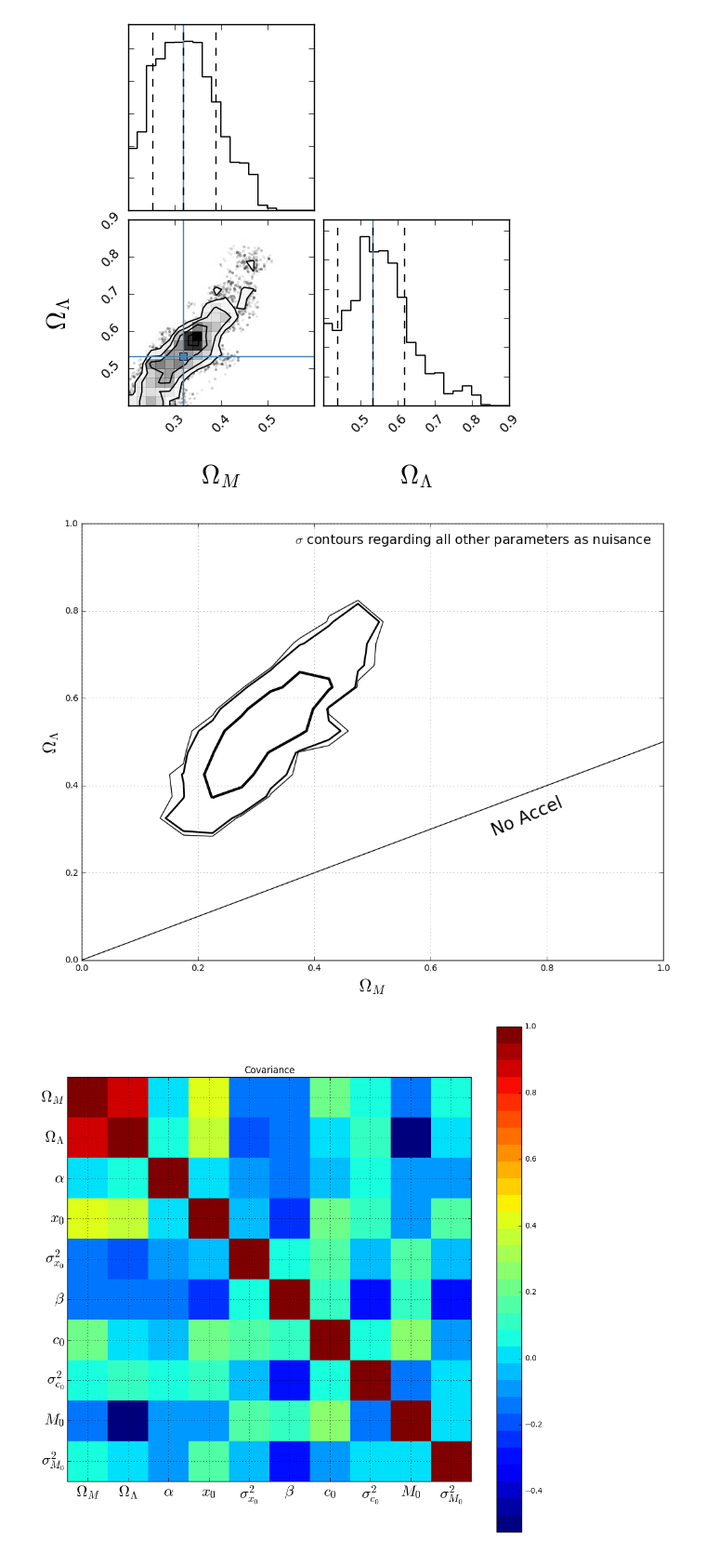
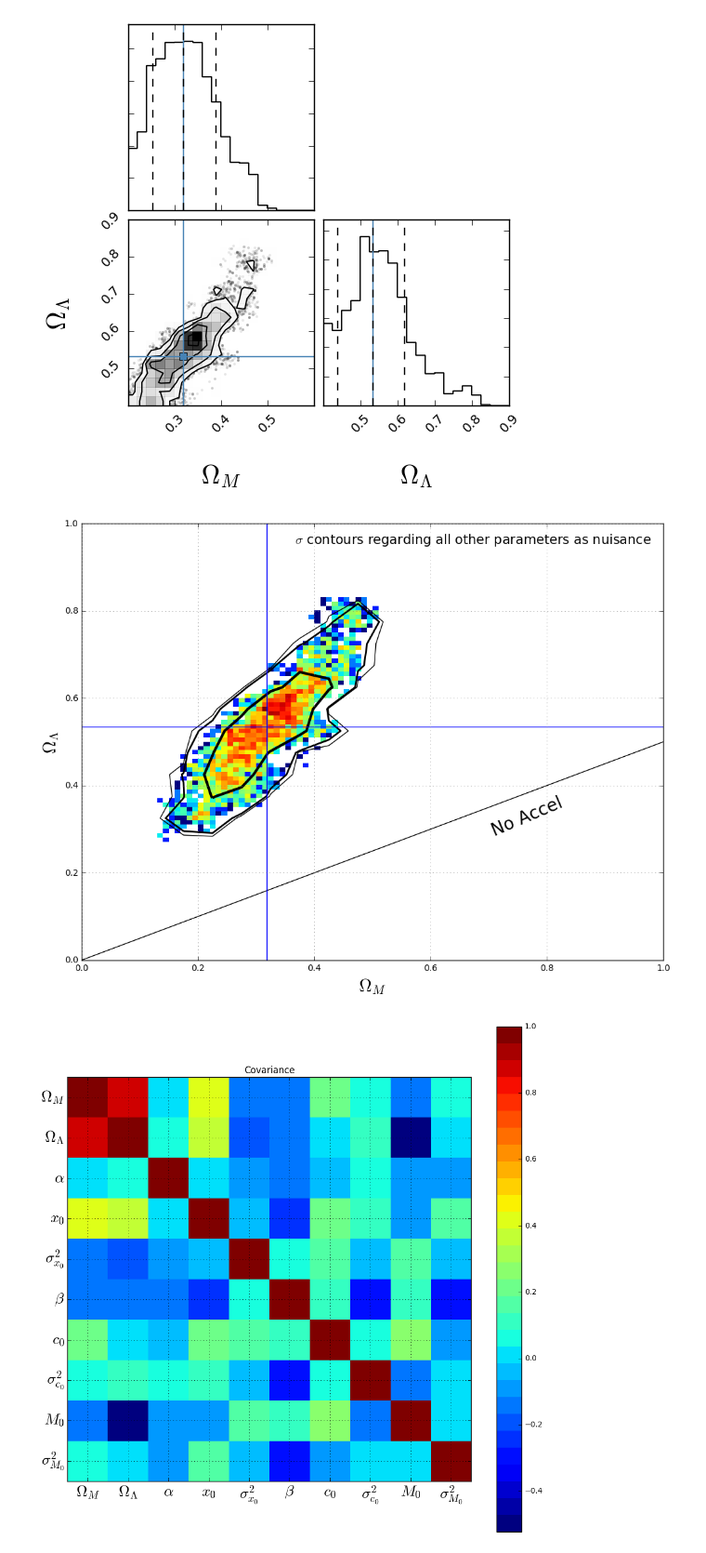
Before and after one commit to djbrout/snjla, a Jupyter notebook: snjla4.ipynb, the cells around one changed output. Shown at 93% size. Cells and saved outputs as stored; diff of their text form; code cells hidden in the pictures.

```diff
--- a/snjla4.ipynb
+++ b/snjla4.ipynb
@@ -268,34 +268,38 @@ fig = corner.corner(chains[:,:2],labels=labels[:2],truths=truths[:2],quantiles=[
 [figure]
 # %%
 from astroML.plotting.mcmc import convert_to_stdev
+from matplotlib.colors import LogNorm
 
 fig = pl.figure(figsize=(12,9))
 ax = fig.add_subplot(111)
 H, xbins, ybins = np.histogram2d(chains[:, 0], chains[:, 1], bins=(np.arange(0,1,.05),np.arange(0,1,.05)))
 H[H == 0] = 1E-16
 Nsigma = convert_to_stdev(np.log(H))
-
+ax.hist2d(chains[:, 0], chains[:, 1], bins=(np.arange(0,1,.01),np.arange(0,1,.01)),norm=LogNorm())
 ax.contour(0.5 * (xbins[1:] + xbins[:-1]),
                0.5 * (ybins[1:] + ybins[:-1]),
                Nsigma.T, levels=[0.683, 0.955, 0.975], colors='black',linewidths=(3,2,1))
 
 ax.set_xlabel(r"$\Omega_M$",size=20)
 ax.set_ylabel(r"$\Omega_{\Lambda}$",size=20)
 ax.grid(color='gray')
 
 ax.text(0.98, 0.98, r'$\sigma$ contours regarding all other parameters as nuisance', ha='right', va='top',
             bbox=dict(fc='w', ec='none', alpha=0.5),size=15,
             transform=ax.transAxes)
 
 pl.plot(np.arange(0,1.1,.1),.5*np.arange(0,1.1,.1),color='k')
 pl.text(0.7, 0.35, 'No Accel',rotation=23,size=20)
 pl.xlabel(r"$\Omega_M$",size=20)
 pl.ylabel(r"$\Omega_{\Lambda}$",size=20)
+pl.axhline(truths[1])
+pl.axvline(truths[0])
+
 pl.xlim(0,1)
 pl.ylim(0,1)
 pl.show()
 # %% [output]
-[figure, old version]
+[figure, new version]
 # %%
 def correlation_matrix(df):
     from matplotlib import cm as cm
```
